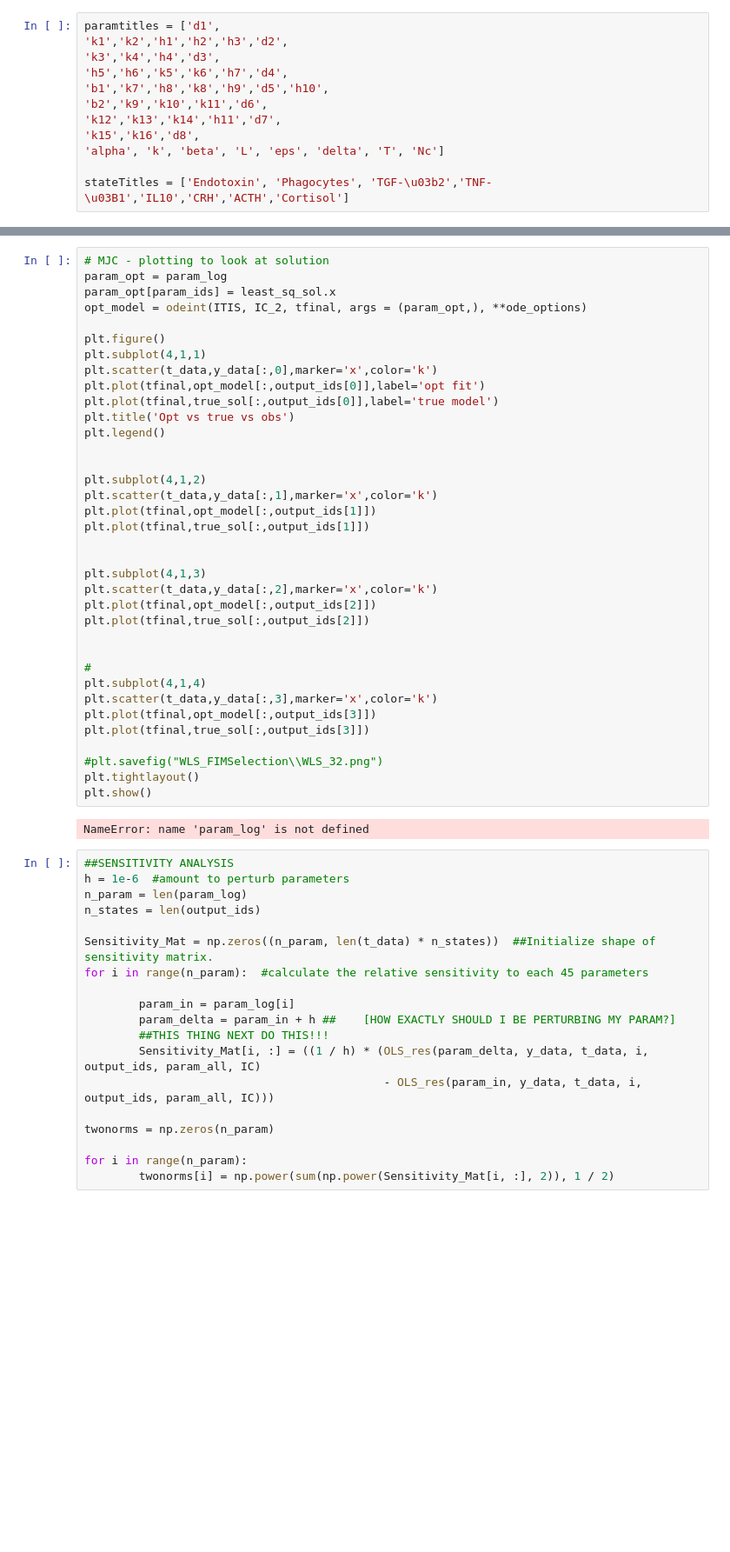
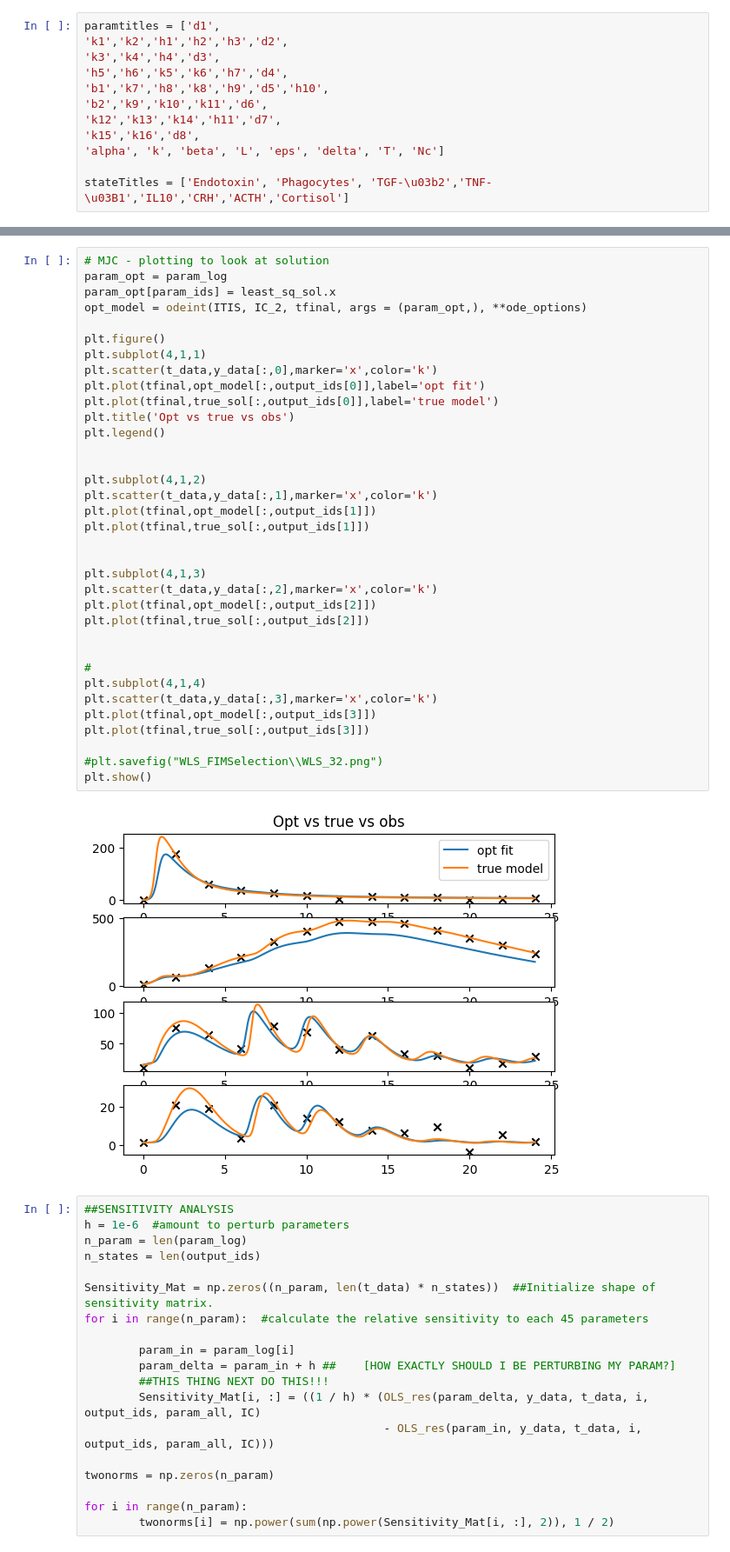
Before and after one commit to aayres22/ITIS_Analysis, a Jupyter notebook: OLS_Analysis.ipynb, the cells around one changed output, grey strips where cells are left out. Shown at 87% size. Saved outputs shown, nothing was run; the diff lists cells and outputs as text; blank space fills up the shorter version.

```diff
--- a/OLS_Analysis.ipynb
+++ b/OLS_Analysis.ipynb
@@ -190,35 +191,34 @@ opt_model = odeint(ITIS, IC_2, tfinal, args = (param_opt,), **ode_options)
 plt.figure()
 plt.subplot(4,1,1)
 plt.scatter(t_data,y_data[:,0],marker='x',color='k')
 plt.plot(tfinal,opt_model[:,output_ids[0]],label='opt fit')
 plt.plot(tfinal,true_sol[:,output_ids[0]],label='true model')
 plt.title('Opt vs true vs obs')
 plt.legend()
 
 
 plt.subplot(4,1,2)
 plt.scatter(t_data,y_data[:,1],marker='x',color='k')
 plt.plot(tfinal,opt_model[:,output_ids[1]])
 plt.plot(tfinal,true_sol[:,output_ids[1]])
 
 
 plt.subplot(4,1,3)
 plt.scatter(t_data,y_data[:,2],marker='x',color='k')
 plt.plot(tfinal,opt_model[:,output_ids[2]])
 plt.plot(tfinal,true_sol[:,output_ids[2]])
 
 
 #
 plt.subplot(4,1,4)
 plt.scatter(t_data,y_data[:,3],marker='x',color='k')
 plt.plot(tfinal,opt_model[:,output_ids[3]])
 plt.plot(tfinal,true_sol[:,output_ids[3]])
 
 #plt.savefig("WLS_FIMSelection\\WLS_32.png")
-plt.tightlayout()
 plt.show()
 # %% [output]
-NameError: name 'param_log' is not defined
+[figure, added]
 # %%
 ##SENSITIVITY ANALYSIS
 h = 1e-6  #amount to perturb parameters
```
Also changed, not shown: parts of 4 cells of this notebook, 1 other file.
